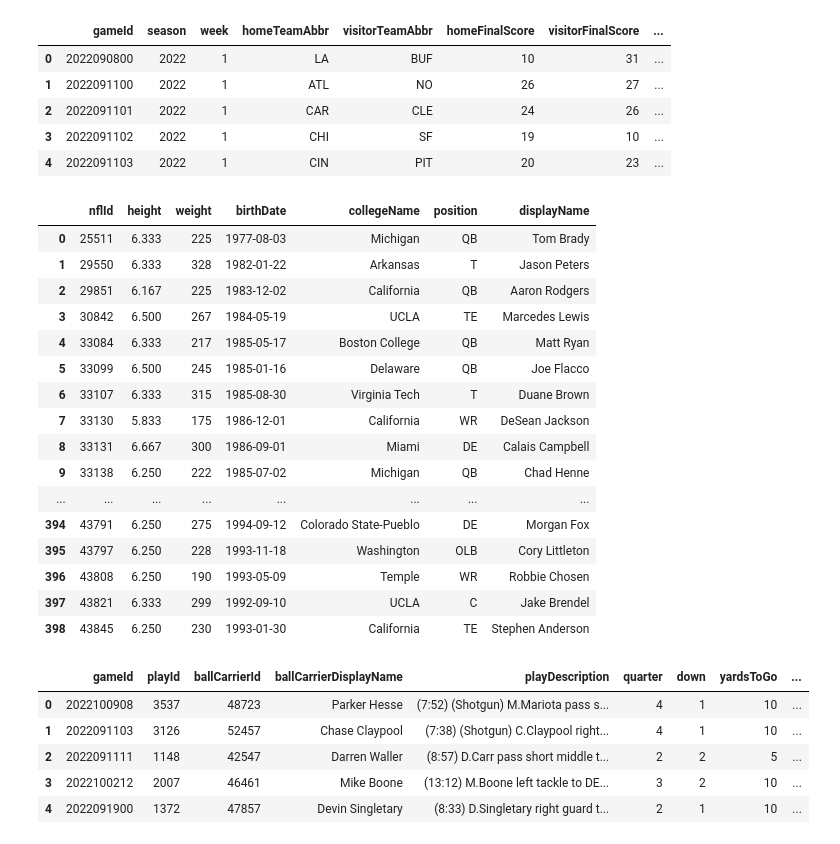
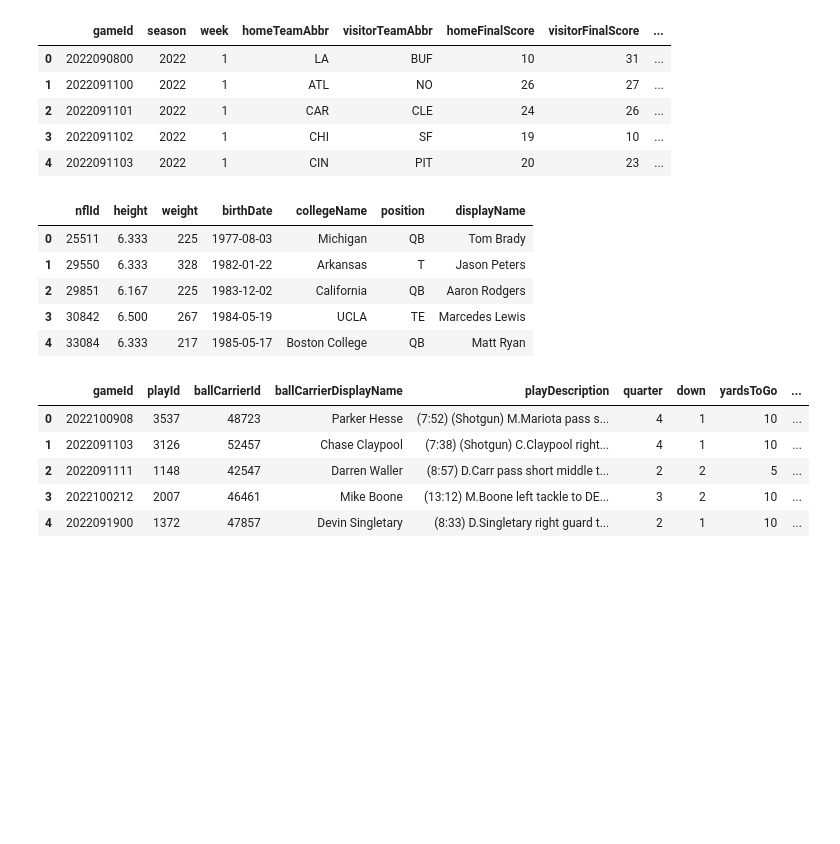
Before and after one commit to jguptil1/FantasyAppRec, a Jupyter notebook: model/EDA.ipynb, the cells around one changed output. Cells and saved outputs as stored; diff of their text form; code cells hidden in the pictures; blank space fills up the shorter version.

```diff
--- a/model/EDA.ipynb
+++ b/model/EDA.ipynb
@@ -119,25 +119,14 @@ games_raw.head()
 | 3 | 2022091102 | 2022 | 1 | CHI | SF | 19 | 10 | ... |
 | 4 | 2022091103 | 2022 | 1 | CIN | PIT | 20 | 23 | ... |
 # %%
-players_raw
+players_raw.head()
 # %% [output]
 |  | nflId | height | weight | birthDate | collegeName | position | displayName |
 | 0 | 25511 | 6.333 | 225 | 1977-08-03 | Michigan | QB | Tom Brady |
 | 1 | 29550 | 6.333 | 328 | 1982-01-22 | Arkansas | T | Jason Peters |
 | 2 | 29851 | 6.167 | 225 | 1983-12-02 | California | QB | Aaron Rodgers |
 | 3 | 30842 | 6.500 | 267 | 1984-05-19 | UCLA | TE | Marcedes Lewis |
 | 4 | 33084 | 6.333 | 217 | 1985-05-17 | Boston College | QB | Matt Ryan |
-| 5 | 33099 | 6.500 | 245 | 1985-01-16 | Delaware | QB | Joe Flacco |
-| 6 | 33107 | 6.333 | 315 | 1985-08-30 | Virginia Tech | T | Duane Brown |
-| 7 | 33130 | 5.833 | 175 | 1986-12-01 | California | WR | DeSean Jackson |
-| 8 | 33131 | 6.667 | 300 | 1986-09-01 | Miami | DE | Calais Campbell |
-| 9 | 33138 | 6.250 | 222 | 1985-07-02 | Michigan | QB | Chad Henne |
-| ... | ... | ... | ... | ... | ... | ... | ... |
-| 394 | 43791 | 6.250 | 275 | 1994-09-12 | Colorado State-Pueblo | DE | Morgan Fox |
-| 395 | 43797 | 6.250 | 228 | 1993-11-18 | Washington | OLB | Cory Littleton |
-| 396 | 43808 | 6.250 | 190 | 1993-05-09 | Temple | WR | Robbie Chosen |
-| 397 | 43821 | 6.333 | 299 | 1992-09-10 | UCLA | C | Jake Brendel |
-| 398 | 43845 | 6.250 | 230 | 1993-01-30 | California | TE | Stephen Anderson |
 # %%
 plays_raw.head()
 # %% [output]
```
Also changed, not shown: parts of 3 cells of this notebook.
